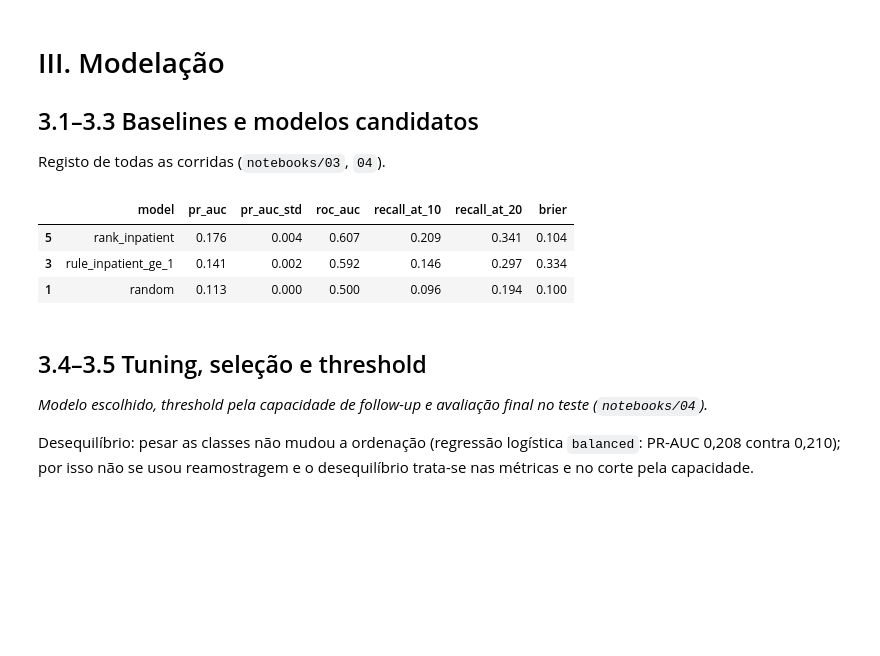
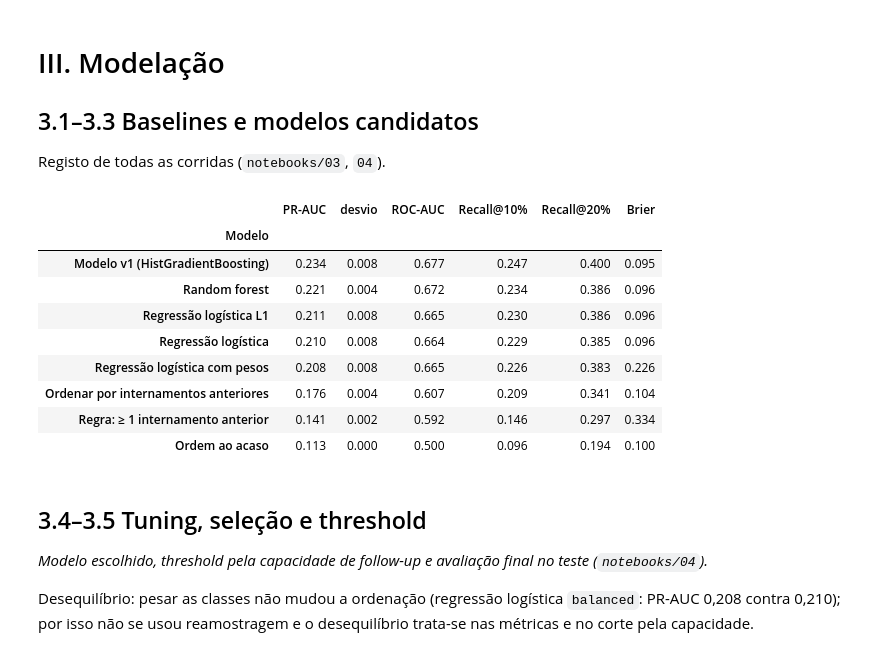
Before and after one commit to EDSB26G11/Bootcamp_Projetos, a Jupyter notebook: Projeto_Final.ipynb, the cells around one changed output. Cells and saved outputs as stored; diff of their text form; code cells hidden in the pictures; blank space fills up the shorter version.

```diff
--- a/Projeto_Final.ipynb
+++ b/Projeto_Final.ipynb
@@ -66,13 +94,23 @@ Treino: 80041 encontros · teste: 20011 · 34 features
 Registo de todas as corridas (`notebooks/03`, `04`).
 # %%
 log = pd.read_csv(REPORTS / "experiments.csv")
-val = log[log["dataset"] == "validation"]
-val[["model", "pr_auc", "pr_auc_std", "roc_auc", "recall_at_10", "recall_at_20", "brier"]].sort_values("pr_auc", ascending=False).round(3)
+val = log[(log["dataset"] == "validation") & log["model"].isin(MODEL_LABELS)].drop_duplicates("model", keep="last")
+table = (val.assign(Modelo=val["model"].map(MODEL_LABELS)).set_index("Modelo")
+         [["pr_auc", "pr_auc_std", "roc_auc", "recall_at_10", "recall_at_20", "brier"]]
+         .sort_values("pr_auc", ascending=False))
+table.columns = ["PR-AUC", "desvio", "ROC-AUC", "Recall@10%", "Recall@20%", "Brier"]
+table.round(3)
 # %% [output]
-|  | model | pr_auc | pr_auc_std | roc_auc | recall_at_10 | recall_at_20 | brier |
-| 5 | rank_inpatient | 0.176 | 0.004 | 0.607 | 0.209 | 0.341 | 0.104 |
-| 3 | rule_inpatient_ge_1 | 0.141 | 0.002 | 0.592 | 0.146 | 0.297 | 0.334 |
-| 1 | random | 0.113 | 0.000 | 0.500 | 0.096 | 0.194 | 0.100 |
+|  | PR-AUC | desvio | ROC-AUC | Recall@10% | Recall@20% | Brier |
+| Modelo |  |  |  |  |  |  |
+| Modelo v1 (HistGradientBoosting) | 0.234 | 0.008 | 0.677 | 0.247 | 0.400 | 0.095 |
+| Random forest | 0.221 | 0.004 | 0.672 | 0.234 | 0.386 | 0.096 |
+| Regressão logística L1 | 0.211 | 0.008 | 0.665 | 0.230 | 0.386 | 0.096 |
+| Regressão logística | 0.210 | 0.008 | 0.664 | 0.229 | 0.385 | 0.096 |
+| Regressão logística com pesos | 0.208 | 0.008 | 0.665 | 0.226 | 0.383 | 0.226 |
+| Ordenar por internamentos anteriores | 0.176 | 0.004 | 0.607 | 0.209 | 0.341 | 0.104 |
+| Regra: ≥ 1 internamento anterior | 0.141 | 0.002 | 0.592 | 0.146 | 0.297 | 0.334 |
+| Ordem ao acaso | 0.113 | 0.000 | 0.500 | 0.096 | 0.194 | 0.100 |
 # %% [markdown]
 ## 3.4–3.5 Tuning, seleção e threshold
 
```
Also changed, not shown: parts of 4 cells of this notebook, 25 other files.
